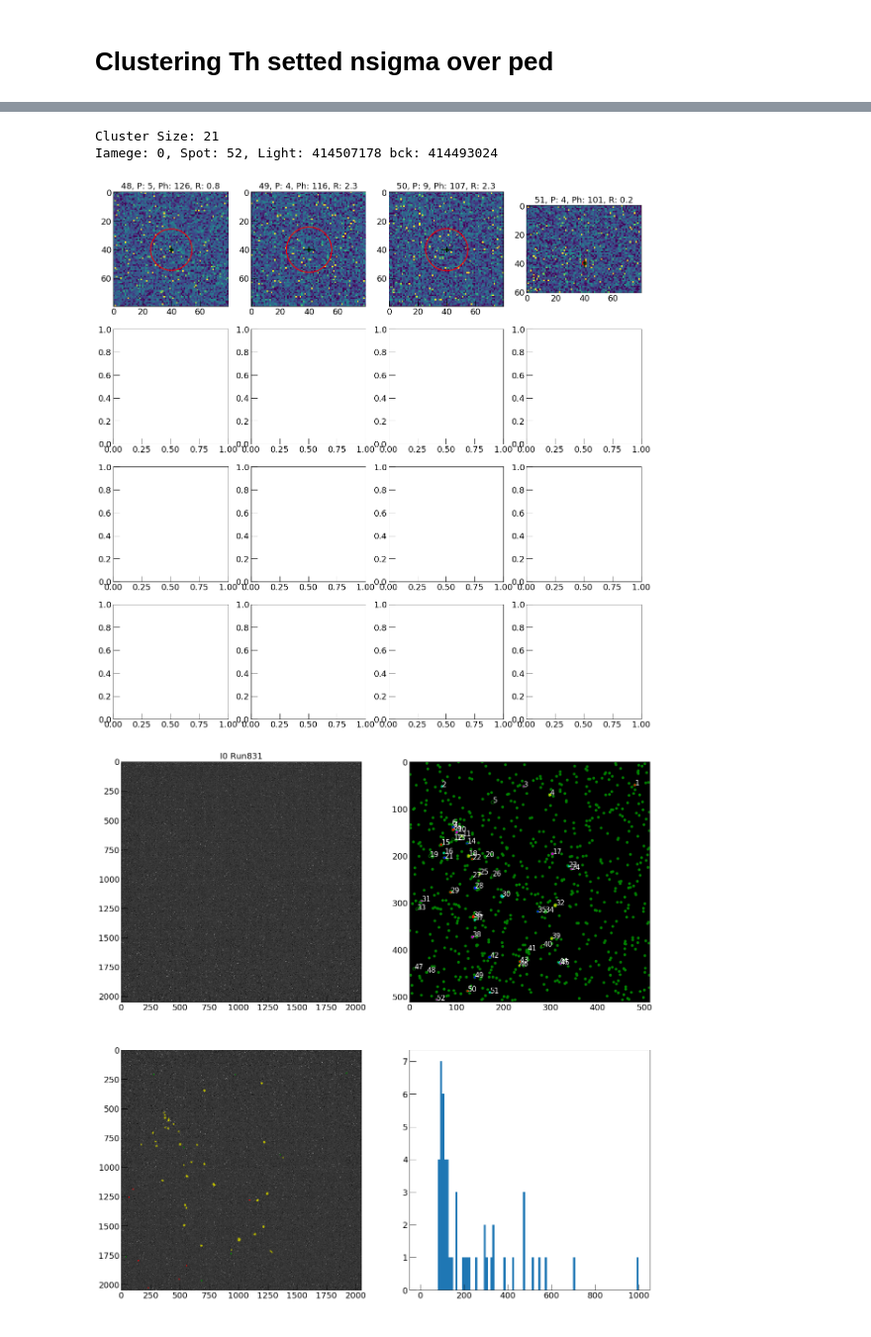
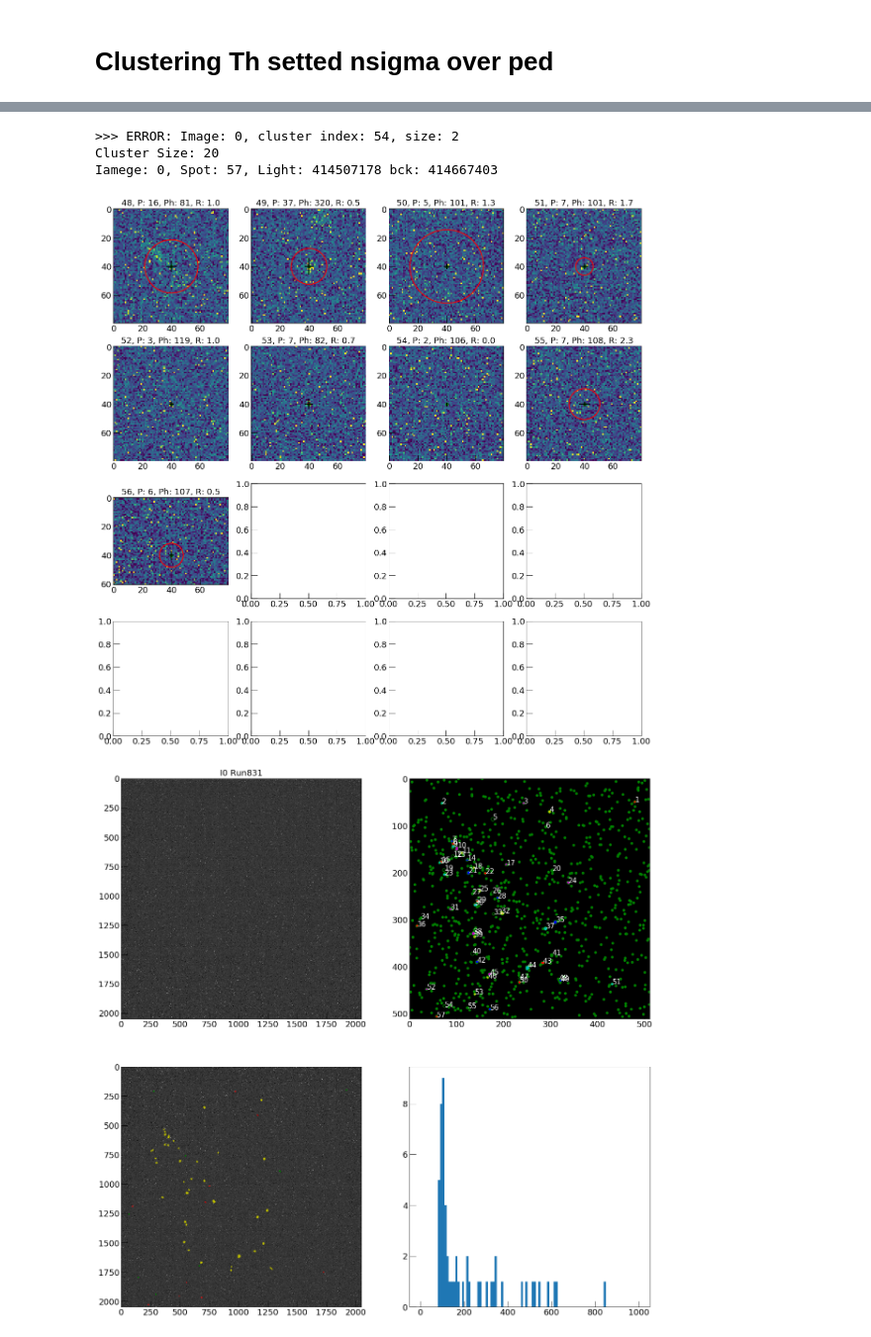
Before and after one commit to gmazzitelli/cygno, a Jupyter notebook: Analysis-Clustering.ipynb, the cells around one changed output, grey strips where cells are left out. Shown at 99% size. Drawn from its saved outputs; the diff is of its cells as text; code cells hidden in the pictures.

```diff
--- a/Analysis-Clustering.ipynb
+++ b/Analysis-Clustering.ipynb
@@ -40,14 +40,14 @@ dataSelection = 'LAB'
 runI = [828, 827, 826, 825, 824, 823] # 834, 823, 835, 848, 860, 730, 340
 runI = [835]
 runI = [831]
-#dataSelection = 'FNG'
-#runI = [813]
+
+run_ped = 818
 ############
 debug  = True
 files = ""
 ################ analysis cards ################################
 nsigma       = 1         # numero di sigma sopra il piedistallo
-cimax        = 350       # valori del cut sull'imagine
+cimax        = 150       # valori del cut sull'imagine
 iTr          = 0        # traccia di partenza
 rescale      = 512       # binnagio finale immagine (deve essre un sottomultipli della 2**2 risluzione di partenza)
 minClose     = 2         # minimum cluser size (rebinne image)
@@ -78,7 +78,7 @@ for nRi in range(0,len(runI)):
     # load pedestal value generated by runs-pedestals.ipynb script
     #
     try:
-        fileoutm = ("./data/run%d_mean.h5" % (runI[nRi]))
+        fileoutm = ("./data/run%d_mean.h5" % (run_ped))
         m_image = cy.read_image_h5(fileoutm)
         PedOverMax = m_image[m_image > cimax].size
         print ("Pedestal mean: %.2f, sigma: %.2f, over th. (%d) %d" %
@@ -86,18 +86,18 @@ for nRi in range(0,len(runI)):
             np.sqrt(m_image[m_image<cimax].var()), cimax,
             (m_image>cimax).sum()))
     except:
-        print ("No Pedestal file for run %s, run script runs-pedestals.ipynb" % runI[nRi])
+        print ("No Pedestal file for run %s, run script runs-pedestals.ipynb" % run_ped)
         print ("STOP")
         break
     try:
-        fileouts = ("./data/run%d_sigma.h5" % (runI[nRi]))
+        fileouts = ("./data/run%d_sigma.h5" % (run_ped))
         s_image = cy.read_image_h5(fileouts)
         print ("Sigma mean: %.2f, sigma: %.2f, over th. (50) %d" %
        (s_image[s_image<50].mean(),
         np.sqrt(s_image[s_image<50].var()),
         (s_image>50).sum()))
     except:
-        print ("No Sigma file for run %s, run script runs-pedestals.ipynb" % runI[nRi])
+        print ("No Sigma file for run %s, run script runs-pedestals.ipynb" % run_ped)
         print ("STOP")
         break
 
@@ -149,7 +149,8 @@ for nRi in range(0,len(runI)):
             if image[image> cimax].size<1000000: # limit on the number og pixel over high cutof
                 t0 = time.time()
                 C = cy.clusteringWithMethod(points, minClose, Cmethod)
-                #print ("Clustering time: %.2f s" % (time.time()-t0))
+
+                print ("Clustering time: %.2f s" % (time.time()-t0))
                 dCloseT, iCloseT, infoCloseT = cy.ClusteringInfo(C)
                 if dCloseT < maxClose:
 
@@ -374,7 +373,8 @@ left=-0.5, right=-0.5
-Cluster Size: 21
-Iamege: 0, Spot: 52, Light: 414507178 bck: 414493024
+>>> ERROR: Image: 0, cluster index: 54, size: 2
+Cluster Size: 20
+Iamege: 0, Spot: 57, Light: 414507178 bck: 414667403
-[figure, old version]
+[figure, new version]
-[figure, old version]
+[figure, new version]
 None
 # %%
 from scipy.optimize import curve_fit
```
Also changed, not shown: parts of 1 cell of this notebook, 13 other files.
